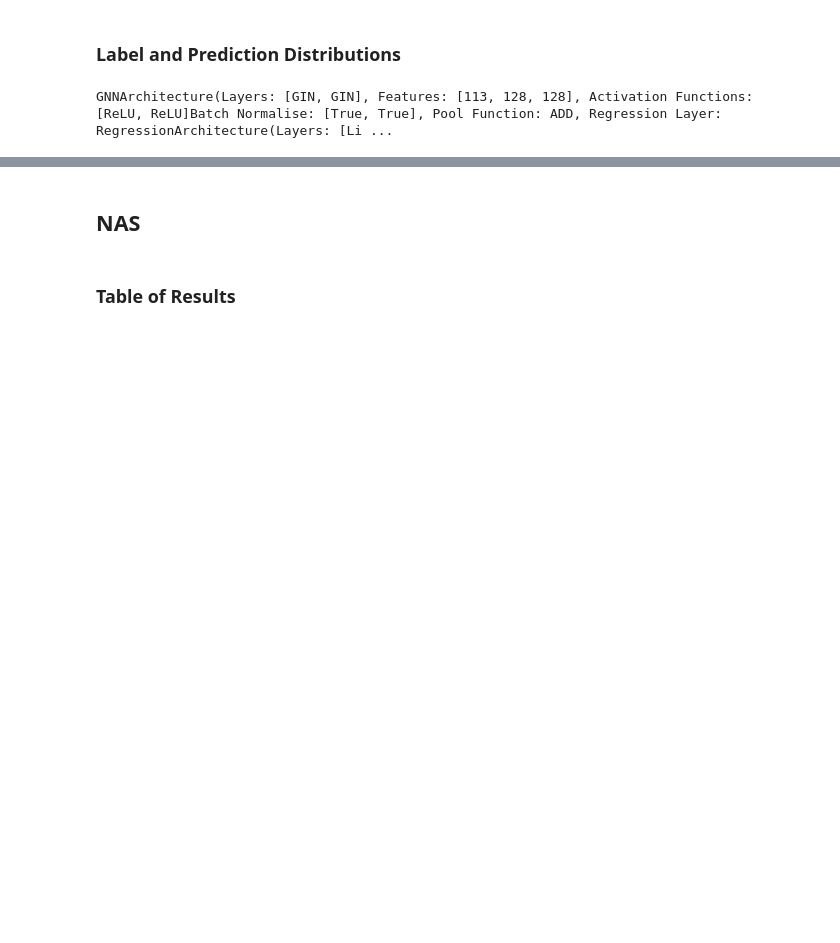
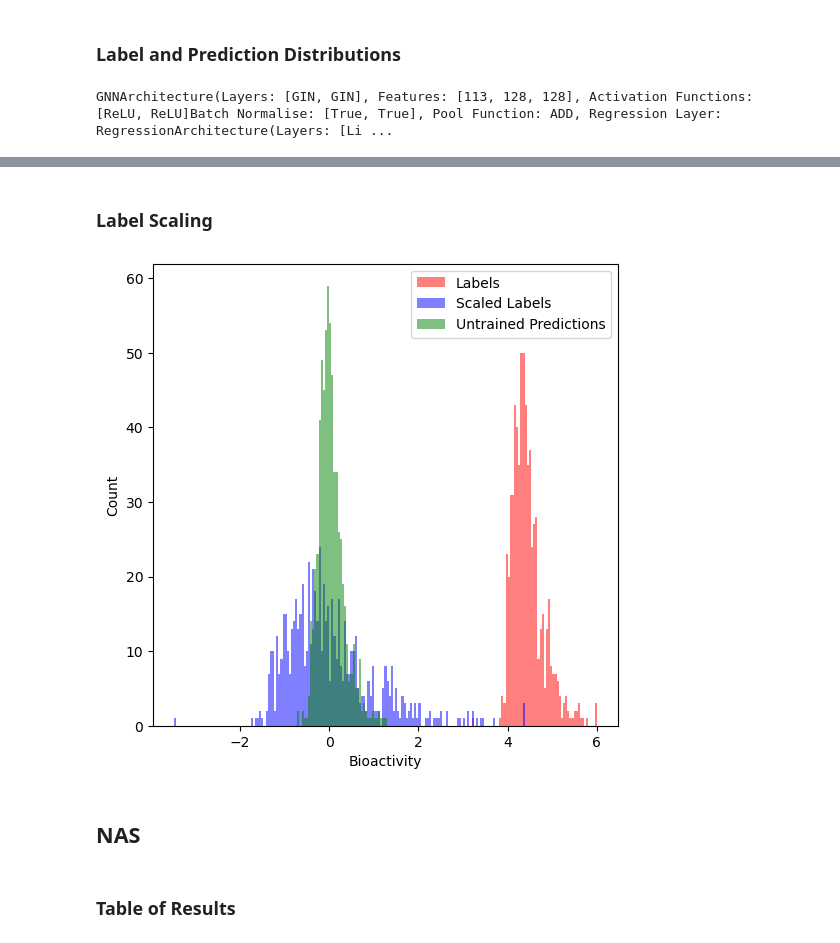
Before and after one commit to harryknighton/drug-discovery-automl, a Jupyter notebook: src/notebooks/evaluation.ipynb, the cells around one changed output, grey strips where cells are left out. Saved outputs shown, nothing was run; the diff lists cells and outputs as text; code cells hidden in the pictures; blank space fills up the shorter version.

```diff
--- a/src/notebooks/evaluation.ipynb
+++ b/src/notebooks/evaluation.ipynb
@@ -190,3 +241,33 @@ fig.savefig(config.FIGURES_DIR / 'distribution.png')
+# %% [markdown]
+### Label Scaling
+# %%
+dataset = 'AID1445'
+raw_dataset = get_dataset(dataset, dataset_usage=DatasetUsage.DROnly)
+label_scaler = fit_label_scaler(raw_dataset, StandardScaler)
+dataloader = DataLoader(raw_dataset, batch_size=len(raw_dataset))
+batch = next(iter(dataloader))
+# %%
+nas_result = load_best_nas_architecture(dataset, 'hyperopt_baseline_tpe')
+model = GNN(string_to_architecture(list(nas_result.keys())[0]))
+untrained_preds = model(batch.x, batch.edge_index, batch.batch).detach()
+#scaled_untrained_preds = label_scaler.inverse_transform(untrained_preds)
+scaled_labels = label_scaler.transform(raw_dataset.data.y.reshape(1, -1))
+# %%
+bins = np.linspace(
+    min(scaled_labels.min(), untrained_preds.min()),
+    max(untrained_preds.max(), raw_dataset.data.y.max()),
+    200
+)
+fig, ax = plt.subplots(figsize=(6, 6))
+ax.set_ylabel('Count')
+ax.set_xlabel('Bioactivity')
+ax.hist(raw_dataset.data.y, bins=bins, alpha=0.5, label='Labels', color='red')
+ax.hist(scaled_labels.flatten(), bins=bins, alpha=0.5, label='Scaled Labels', color='blue')
+ax.hist(untrained_preds.flatten(), bins=bins, alpha=0.5, label='Untrained Predictions', color='green')
+plt.legend(loc='best')
+fig.savefig(config.FIGURES_DIR / 'label_scaling.png')
+# %% [output]
+[figure, added]
 # %% [markdown]
 ## NAS
 # %%
```
Also changed, not shown: parts of 11 cells of this notebook.
